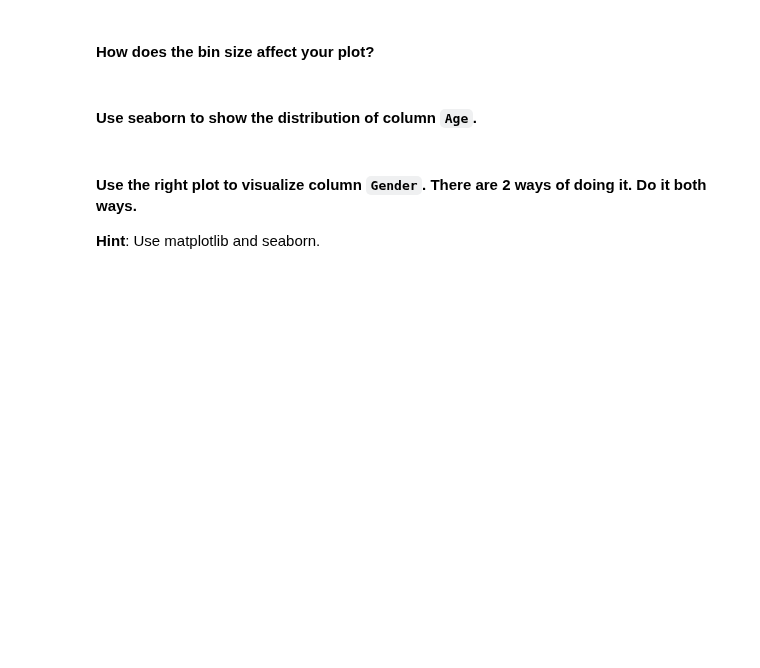
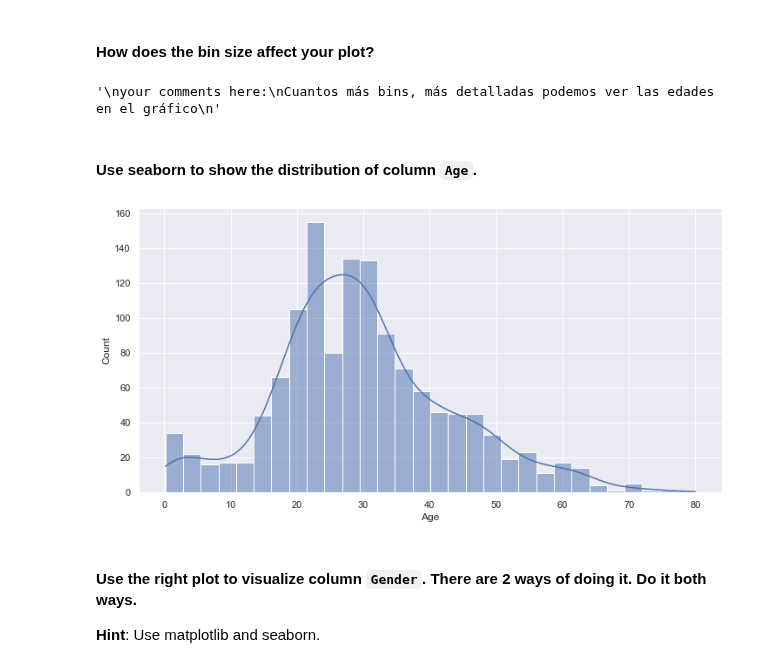
Before and after one commit to Ironhack-Data-Madrid-Enero-2022/lab-matplotlib-seaborn, a Jupyter notebook: your-code/main.ipynb, the cells around one changed output. Drawn from its saved outputs; the diff is of its cells as text; code cells hidden in the pictures; blank space fills up the shorter version.

```diff
--- a/your-code/main.ipynb
+++ b/your-code/main.ipynb
@@ -127,2 +173,9 @@ your comments here
+# %%
+"""
+your comments here:
+Cuantos más bins, más detalladas podemos ver las edades en el gráfico
+"""
+# %% [output]
+'\nyour comments here:\nCuantos más bins, más detalladas podemos ver las edades en el gráfico\n'
 # %% [markdown]
 #### Use seaborn to show the distribution of column `Age`.
@@ -131,3 +182,9 @@ your comments here
+# %%
+# your code here
+sns.histplot(x=titanic.Age, kde=True);
+sns.set(rc = {'figure.figsize':(12,6)})
+# %% [output]
+[figure, added]
 # %% [markdown]
 #### Use the right plot to visualize column `Gender`. There are 2 ways of doing it. Do it both ways.
 **Hint**: Use matplotlib and seaborn.
```
Also changed, not shown: parts of 40 cells of this notebook, 1 other file.
